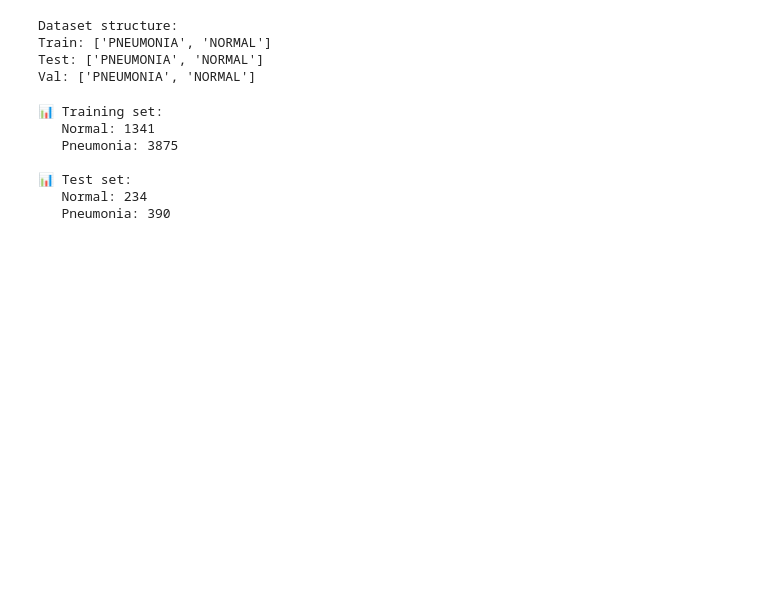
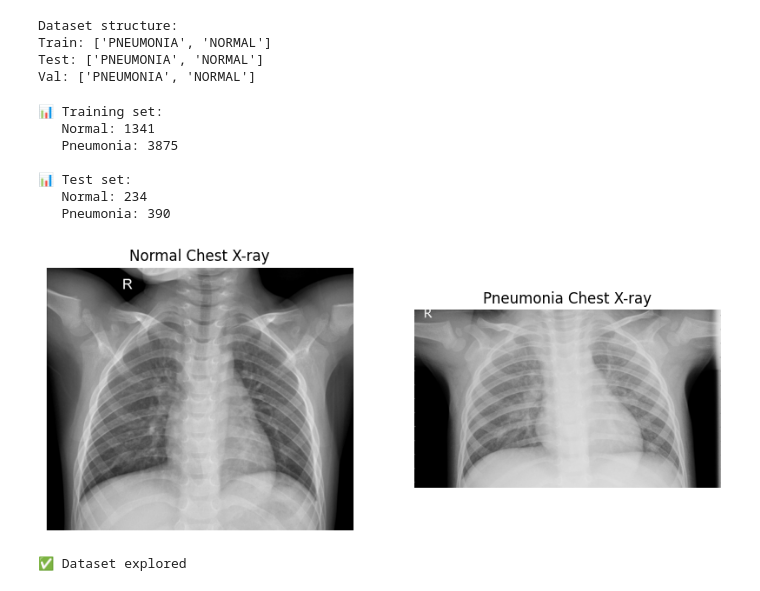
Before and after one commit to positivefunctionIN/Medical_Imaging_using_CNN, a Jupyter notebook: Medical_Imaging_Project.ipynb, the cells around one changed output. Cells and saved outputs as stored; diff of their text form; code cells hidden in the pictures; blank space fills up the shorter version.

Commit message:
Display Sample X-Rays

```diff
--- a/Medical_Imaging_Project.ipynb
+++ b/Medical_Imaging_Project.ipynb
@@ -58,3 +58,22 @@ print(f"   Pneumonia: {test_pneumonia}")
 📊 Test set:
    Normal: 234
    Pneumonia: 390
+# %%
+fig, axes = plt.subplots(1, 2, figsize=(10, 5))
+
+normal_sample = plt.imread(f"{data_path}/train/NORMAL/" + os.listdir(f"{data_path}/train/NORMAL")[0])
+pneumonia_sample = plt.imread(f"{data_path}/train/PNEUMONIA/" + os.listdir(f"{data_path}/train/PNEUMONIA")[0])
+
+axes[0].imshow(normal_sample, cmap='gray')
+axes[0].set_title("Normal Chest X-ray")
+axes[0].axis('off')
+
+axes[1].imshow(pneumonia_sample, cmap='gray')
+axes[1].set_title("Pneumonia Chest X-ray")
+axes[1].axis('off')
+
+plt.show()
+print("✅ Dataset explored")
+# %% [output]
+[figure, added]
+✅ Dataset explored
```
